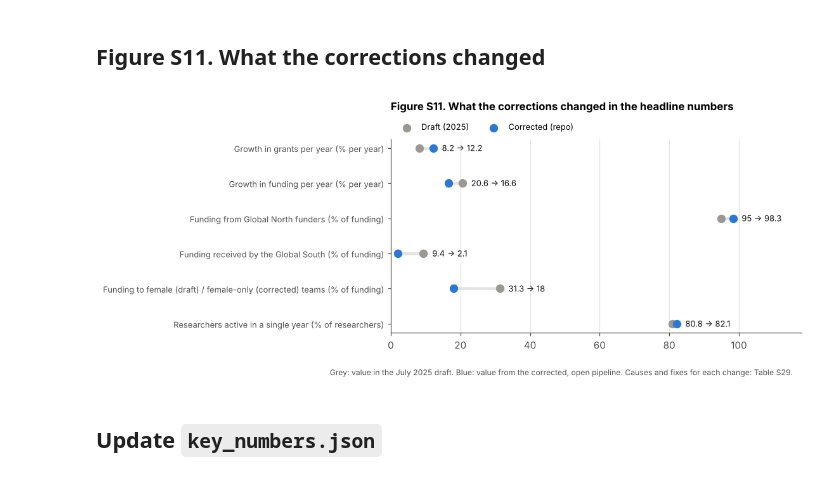
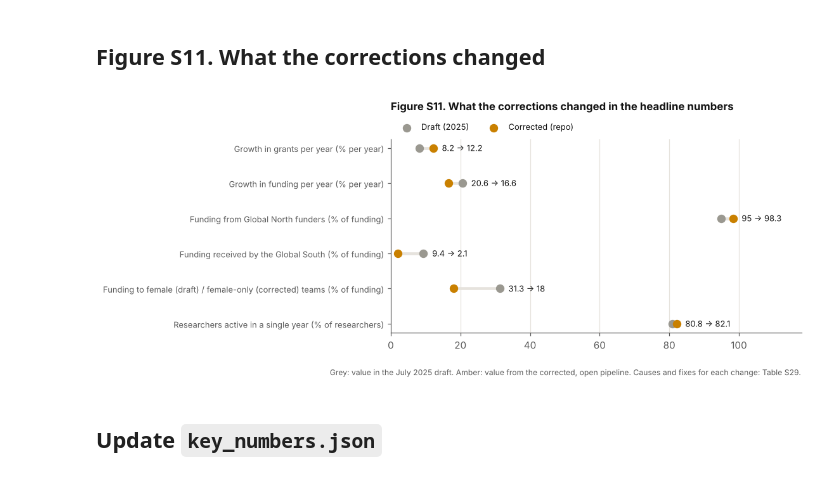
Before and after one commit to descartesmbogning/phage-therapy-funding, a Jupyter notebook: notebooks/05_concentration_and_sensitivity.ipynb, the cells around one changed output. Saved outputs shown, nothing was run; the diff lists cells and outputs as text; code cells hidden in the pictures.

```diff
--- a/notebooks/05_concentration_and_sensitivity.ipynb
+++ b/notebooks/05_concentration_and_sensitivity.ipynb
@@ -214,21 +214,21 @@ log[["label", "unit", "draft_value", "corrected_value"]]
 # %%
 pct = log[log["unit"].str.startswith("%")].reset_index(drop=True)
 fig, ax = plt.subplots(figsize=(7.6, 3.6))
 for i, r in pct.iterrows():
     ax.plot([r.draft_value, r.corrected_value], [i, i], color=pf.GRID, lw=3, zorder=1)
     ax.scatter(r.draft_value, i, s=60, color=pf.NEUTRAL, zorder=2, label="Draft (2025)" if i == 0 else None)
     ax.scatter(r.corrected_value, i, s=60, color=pf.PALETTE[0], zorder=3, label="Corrected (repo)" if i == 0 else None)
     lo, hi = sorted([r.draft_value, r.corrected_value])
     ax.text(hi + 2.5, i, f"{r.draft_value:g} → {r.corrected_value:g}", va="center", fontsize=8.5, color=pf.INK)
 ax.set_yticks(range(len(pct)), [f"{l} ({u})" for l, u in zip(pct.label, pct.unit)], fontsize=8.5)
 ax.invert_yaxis(); ax.set_xlim(0, 118); ax.grid(axis="y", visible=False)
 ax.legend(loc="lower left", bbox_to_anchor=(0, 1.0), ncol=2, fontsize=8.5)
 ax.set_title("Figure S11. What the corrections changed in the headline numbers", pad=30)
-fig.text(0.01, -0.06, "Grey: value in the July 2025 draft. Blue: value from the corrected, open pipeline. "
+fig.text(0.01, -0.06, "Grey: value in the July 2025 draft. Amber: value from the corrected, open pipeline. "
          "Causes and fixes for each change: Table S29.", fontsize=8, color=pf.INK2)
 fg.save(fig, FIG, "FigS11_corrections"); plt.show()
 # %% [output]
-[figure, old version]
+[figure, new version]
 # %% [markdown]
 ## Update `key_numbers.json`
 # %%
```
Also changed, not shown: parts of 1 cell of this notebook, 35 other files.
